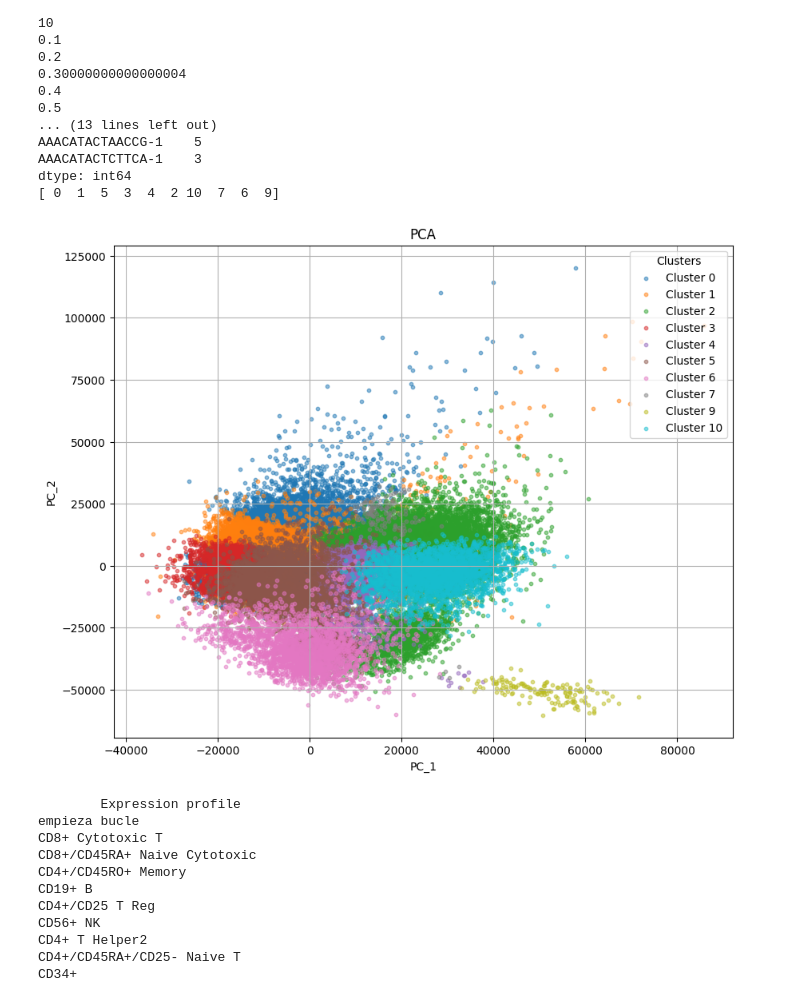
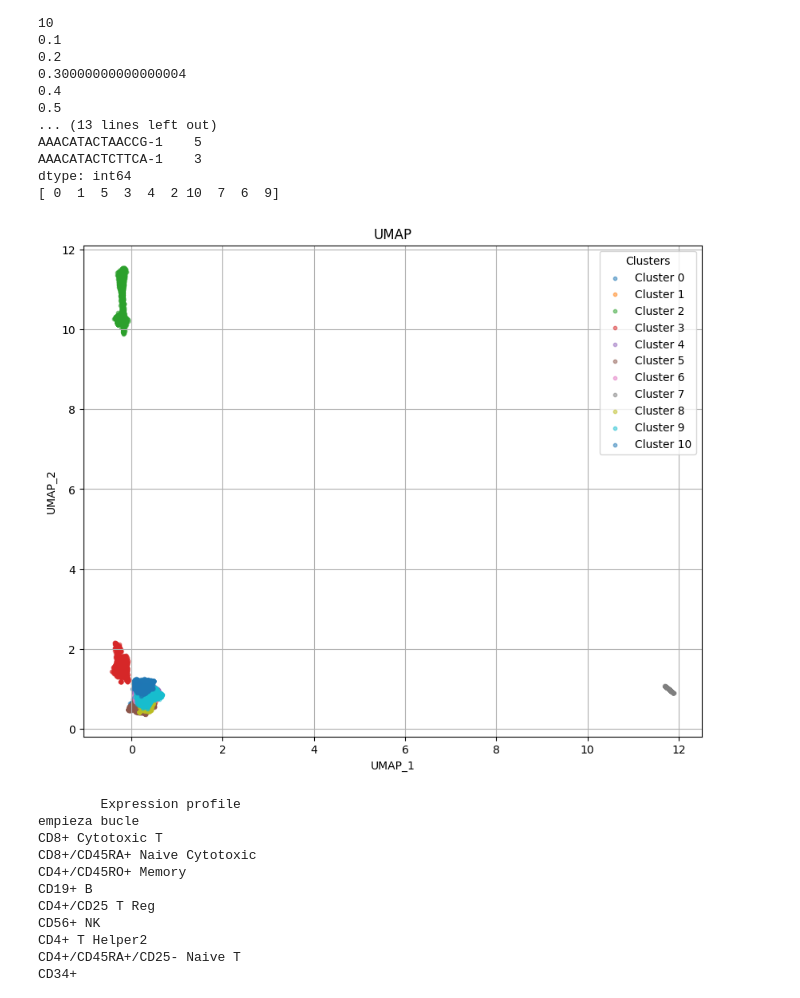
Before and after one commit to MarcosEsteve/scRNAseq_across_human_tissues, a Jupyter notebook: exploratory_analysis.ipynb, the cells around one changed output. Drawn from its saved outputs; the diff is of its cells as text; code cells hidden in the pictures.

```diff
--- a/exploratory_analysis.ipynb
+++ b/exploratory_analysis.ipynb
@@ -173,11 +179,11 @@ None
 reload(feature_selection)
 gc.collect()
 print("\tMatrix 1")
-selected_matrix1 = feature_selection.select_highly_variable_genes(norm_matrix1)
+selected_matrix1 = feature_selection.select_highly_variable_genes(norm_matrix3)
 print(selected_matrix1.info())
 
 print("\tMatrix 2")
-selected_matrix2 = feature_selection.select_genes_by_variance(norm_matrix1)
+selected_matrix2 = feature_selection.select_genes_by_variance(norm_matrix3)
 print(selected_matrix2.info())
 # %% [output]
         Matrix 1
@@ -199,7 +205,7 @@ None
 reload(dim_reduction)
 gc.collect()
 print("\tPCA")
-pca_object, pca_matrix = dim_reduction.apply_pca(selected_matrix1, threshold = 4000)
+pca_object, pca_matrix = dim_reduction.apply_pca(selected_matrix1, threshold = 5)
 print(pca_matrix.info())
 print(pca_object)
 print(pca_matrix.shape[1])
@@ -286,7 +292,7 @@ KeyboardInterrupt
 reload(clustering)
 gc.collect()
 print("\tDistance based")
-clustering3 = clustering.distance_based_clustering(pca_matrix, n_clusters=11)
+clustering3 = clustering.distance_based_clustering(umap_matrix, n_clusters=11)
 print(clustering3.head())
 print(clustering3.unique())
 # %% [output]
@@ -401,9 +407,9 @@ dtype: int64
 # %%
 # Clustering visualization
 reload(clustering)
-clustering.visualize_clusters(pca_matrix, 'PCA', clustering8)
+clustering.visualize_clusters(umap_matrix, 'UMAP', clustering3)
 # %% [output]
-[figure, old version]
+[figure, new version]
 # %%
 # Cell identification
 reload(cell_identification)
```
Also changed, not shown: parts of 8 cells of this notebook, 2 other files.
